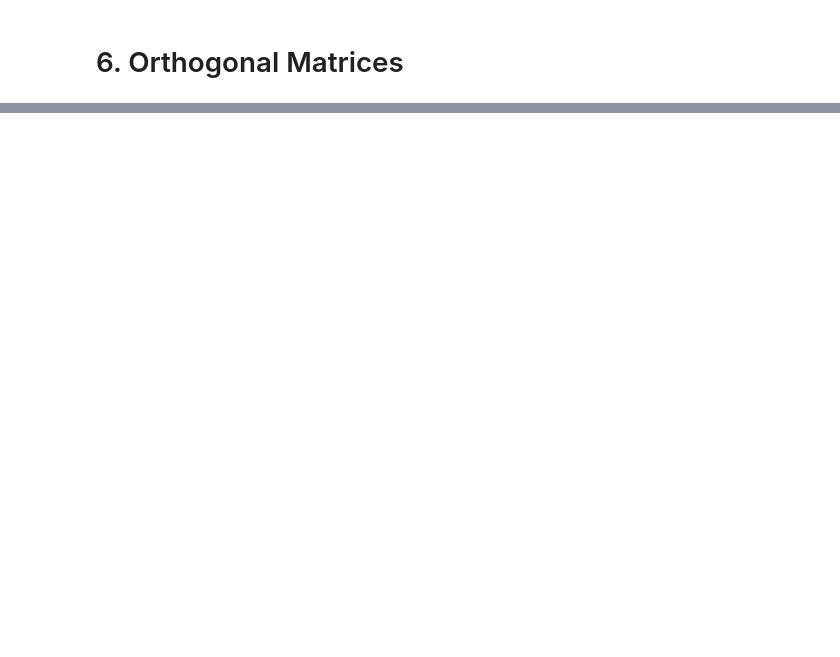
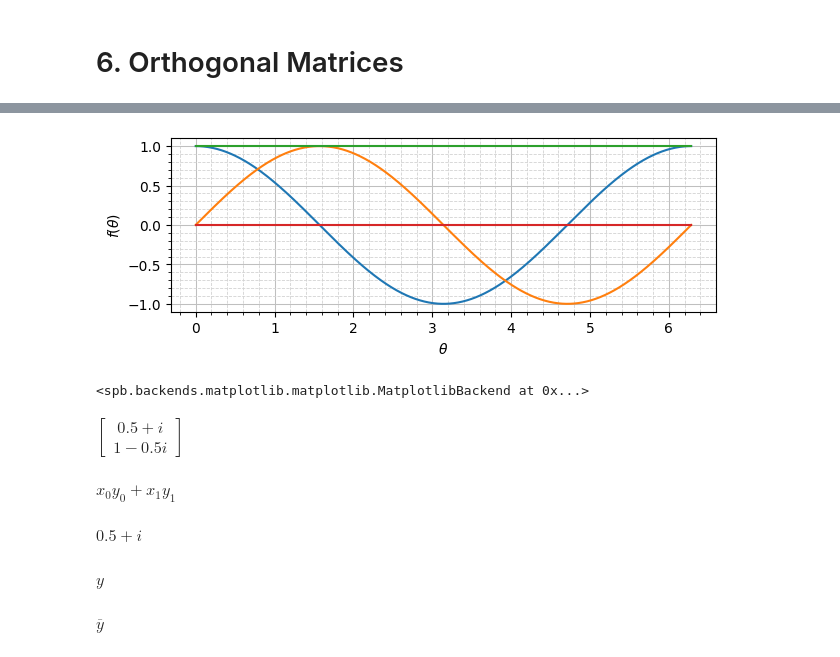
Before and after one commit to James-G-Hill/Sympy-Companion-to-Mathematics-Form-and-Function, a Jupyter notebook: ch07_linear_algebra/06_orthogonal_matrices.ipynb, the cells around one changed output, grey strips where cells are left out. Cells and saved outputs as stored; diff of their text form; code cells hidden in the pictures; blank space fills up the shorter version.

```diff
--- a/ch07_linear_algebra/06_orthogonal_matrices.ipynb
+++ b/ch07_linear_algebra/06_orthogonal_matrices.ipynb
@@ -109,0 +120,38 @@ plt.show()
+# %%
+plot_real_imag(
+    list(A_theta.eigenvals())[0],
+    Abs(list(A_theta.eigenvals())[0]),
+    (theta, 0, pi*2),
+    aspect='equal',
+    legend=False
+)
+# %% [output]
+[figure, added]
+<spb.backends.matplotlib.matplotlib.MatplotlibBackend at 0x...>
+# %%
+Xc = Matrix([0.5+1*I, 1-0.5*I])
+Xc
+# %% [output]
+$\displaystyle \left[\begin{matrix}0.5 + i\\1 - 0.5 i\end{matrix}\right]$
+# %%
+x_i = IndexedBase('x')
+y_i = IndexedBase('y')
+
+C_inner_prod = x_i[0]*y_i[0] + x_i[1]*y_i[1]
+C_inner_prod
+# %% [output]
+$\displaystyle {x}_{0} {y}_{0} + {x}_{1} {y}_{1}$
+# %%
+A_conjugated = conjugate(A)
+C_inner_prod.subs({x: Xc.T, y: A_conjugated.col(0).T})
+# %% [output]
+$\displaystyle 0.5 + i$
+# %%
+y = Symbol('y')
+y
+# %% [output]
+$\displaystyle y$
+# %%
+conjugate(y)
+# %% [output]
+$\displaystyle \overline{y}$
```
Also changed, not shown: parts of 45 cells of this notebook.
